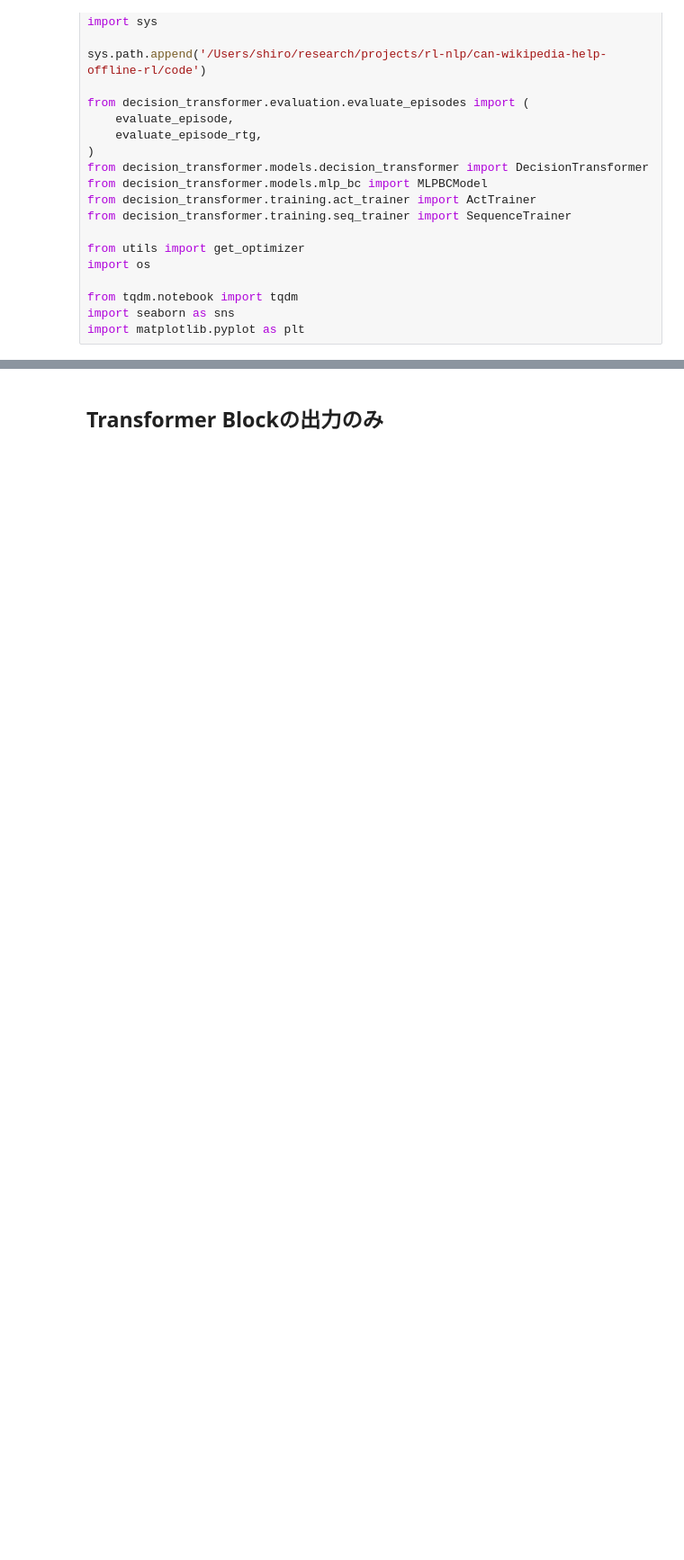
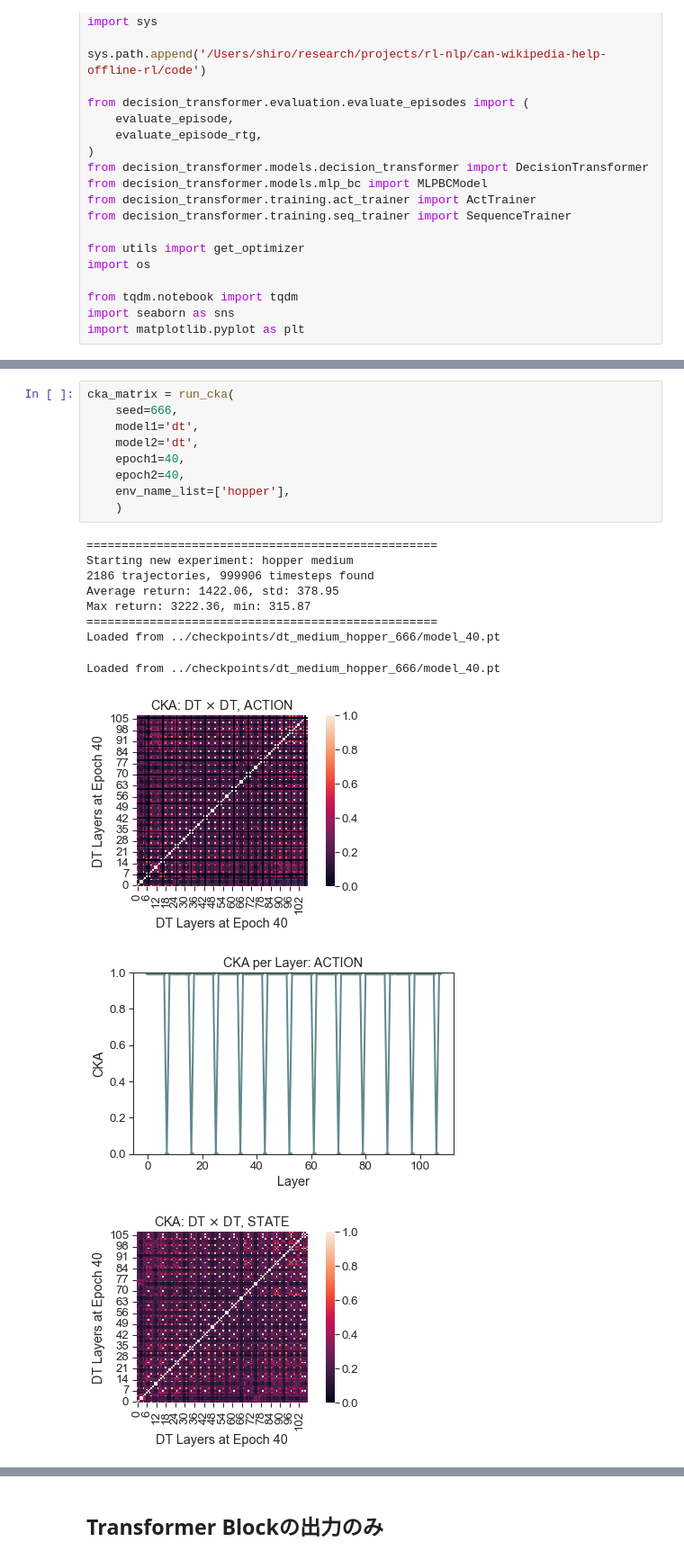
Before and after one commit to t46/can-wikipedia-help-offline-rl, a Jupyter notebook: code/notebooks/representational_similarity.ipynb, the cells around one changed output, grey strips where cells are left out. Shown at 90% size. Cells and saved outputs as stored; diff of their text form; blank space fills up the shorter version.

```diff
--- a/code/notebooks/representational_similarity.ipynb
+++ b/code/notebooks/representational_similarity.ipynb
@@ -28,0 +459,21 @@ import matplotlib.pyplot as plt
+# %%
+cka_matrix = run_cka(
+    seed=666,
+    model1='dt',
+    model2='dt',
+    epoch1=40,
+    epoch2=40,
+    env_name_list=['hopper'],
+    )
+# %% [output]
+==================================================
+Starting new experiment: hopper medium
+2186 trajectories, 999906 timesteps found
+Average return: 1422.06, std: 378.95
+Max return: 3222.36, min: 315.87
+==================================================
+Loaded from ../checkpoints/dt_medium_hopper_666/model_40.pt
+Loaded from ../checkpoints/dt_medium_hopper_666/model_40.pt
+[figure, added]
+[figure, added]
+[figure, added]
```
Also changed, not shown: parts of 22 cells of this notebook, 8 other files.
